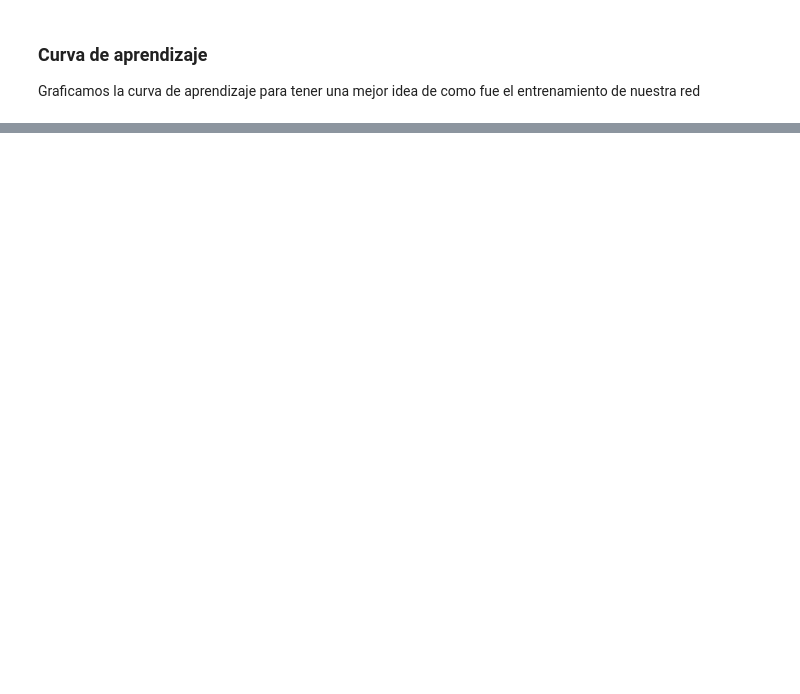
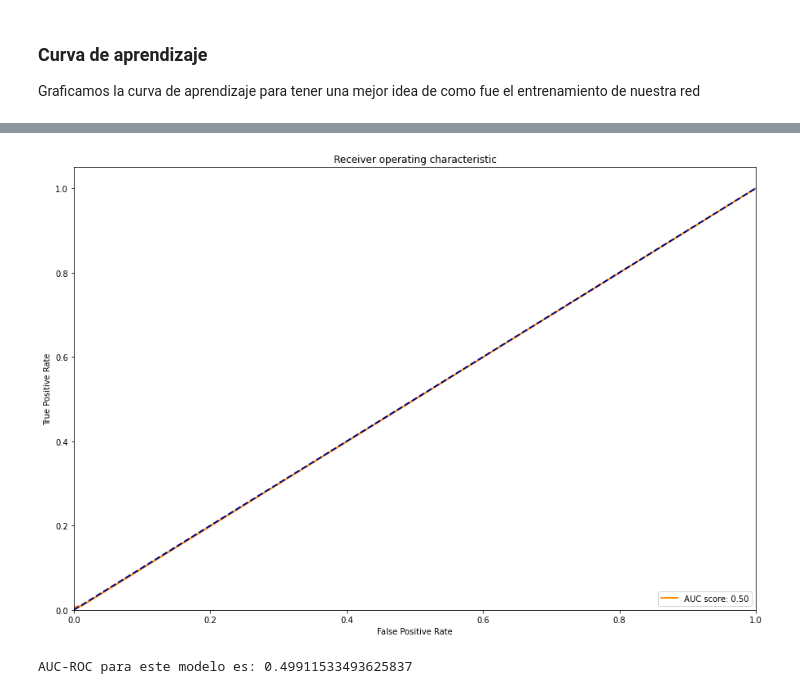
Before and after one commit to juan-roussilian/7506-Organizacion-de-Datos, a Jupyter notebook: TP2/red_neuronal.ipynb, the cells around one changed output, grey strips where cells are left out. Drawn from its saved outputs; the diff is of its cells as text; code cells hidden in the pictures; blank space fills up the shorter version.

```diff
--- a/TP2/red_neuronal.ipynb
+++ b/TP2/red_neuronal.ipynb
@@ -131,0 +214,7 @@ graficar_matriz_confusion(y_test_binario, y_pred.round())
+# %%
+y_pred_sofisticado = red_sofisticada.predict(X_test)
+# %%
+graficar_auc_roc(y_test_binario, y_pred_sofisticado)
+# %% [output]
+[figure, added]
+AUC-ROC para este modelo es: 0.49911533493625837
```
Also changed, not shown: parts of 48 cells of this notebook, 1 other file.
